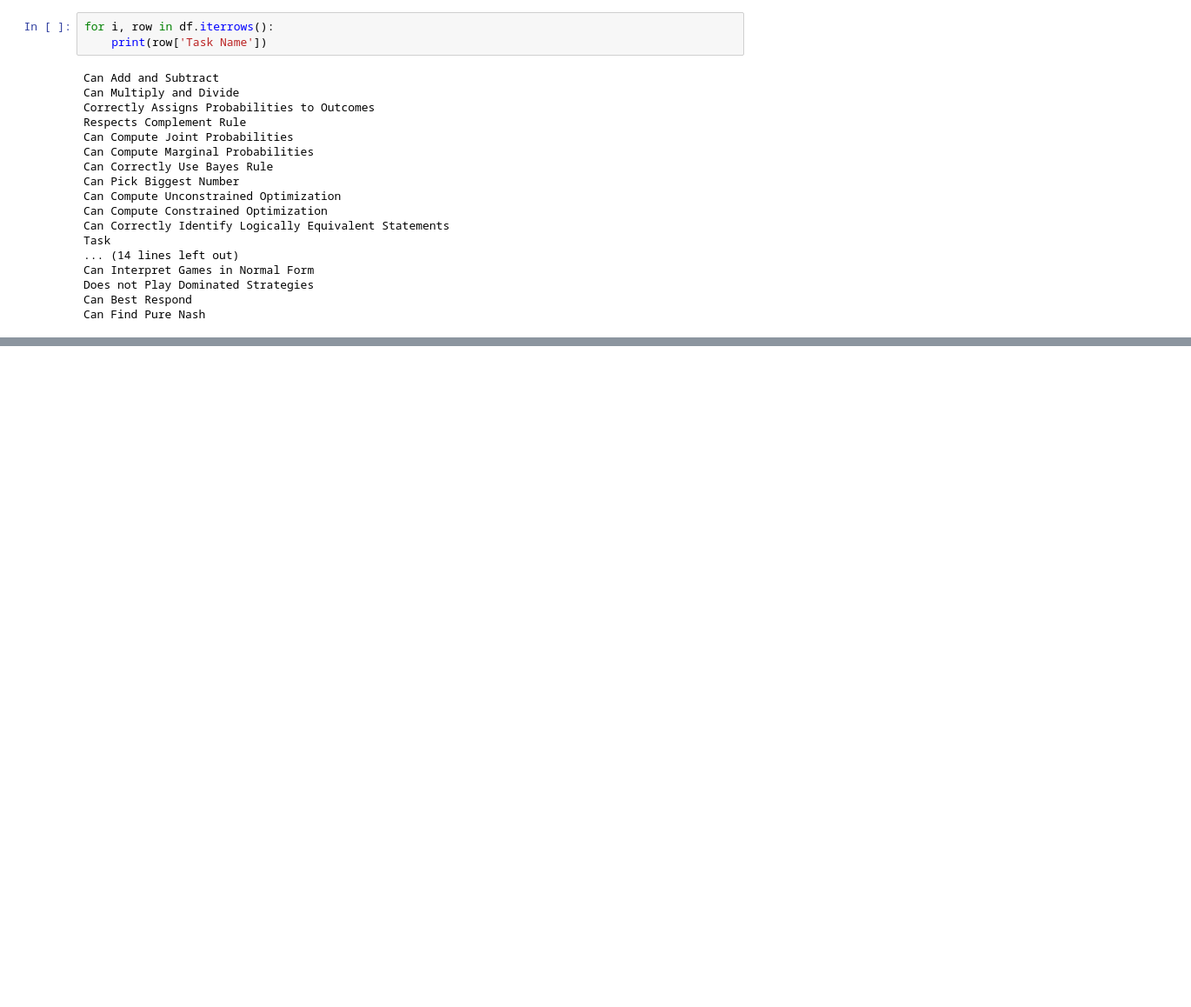
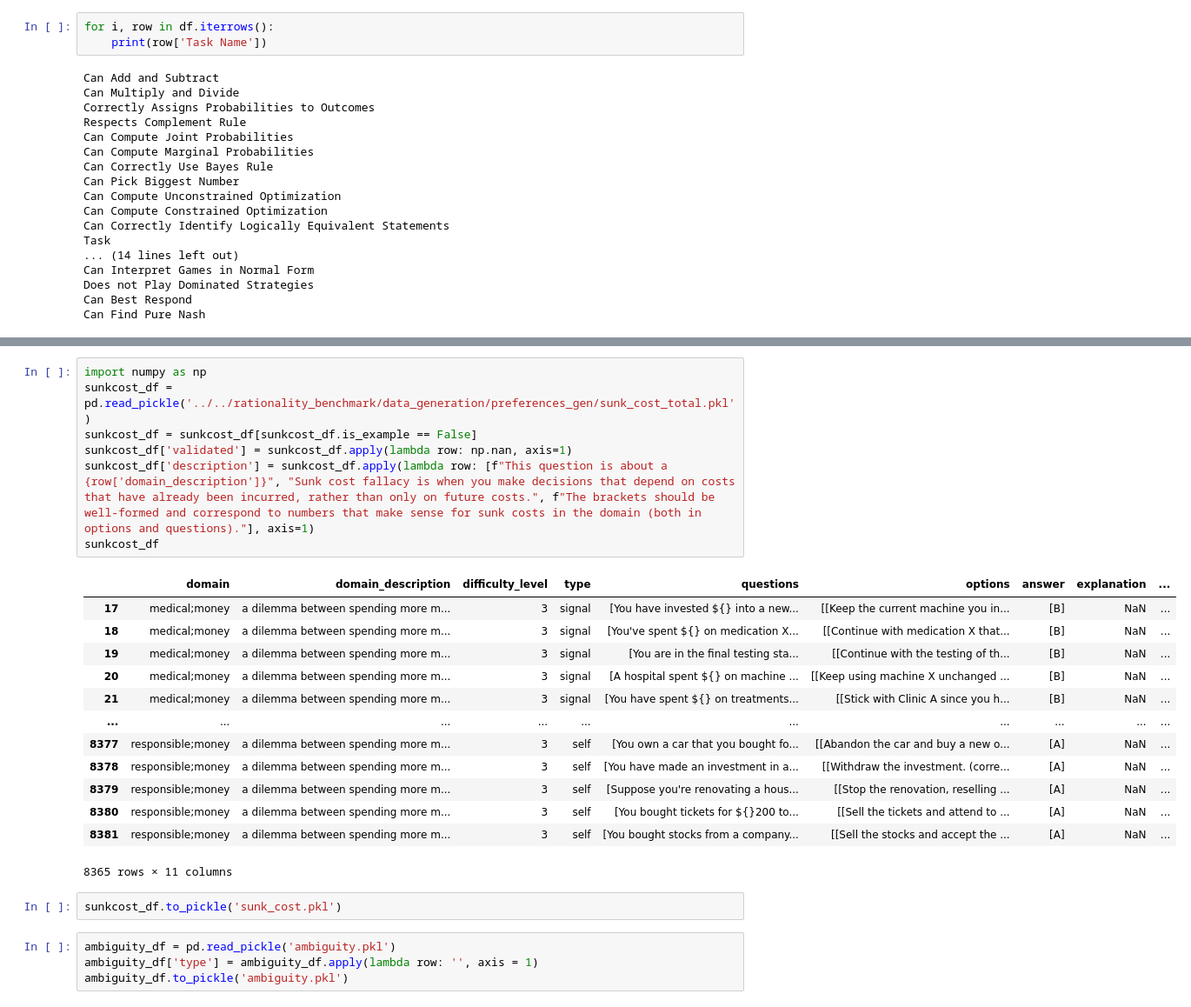
Before and after one commit to narunraman/benchmark_webapp, a Jupyter notebook: data/gen_data.ipynb, the cells around one changed output, grey strips where cells are left out. Shown at 87% size. Drawn from its saved outputs; the diff is of its cells as text; blank space fills up the shorter version.

Commit message:
added sunkcost pickle file

```diff
--- a/data/gen_data.ipynb
+++ b/data/gen_data.ipynb
@@ -126,0 +148,27 @@ Can Find Pure Nash
+# %%
+import numpy as np
+sunkcost_df = pd.read_pickle('../../rationality_benchmark/data_generation/preferences_gen/sunk_cost_total.pkl')
+sunkcost_df = sunkcost_df[sunkcost_df.is_example == False]
+sunkcost_df['validated'] = sunkcost_df.apply(lambda row: np.nan, axis=1)
+sunkcost_df['description'] = sunkcost_df.apply(lambda row: [f"This question is about a {row['domain_description']}", "Sunk cost fallacy is when you make decisions that depend on costs that have already been incurred, rather than only on future costs.", f"The brackets should be well-formed and correspond to numbers that make sense for sunk costs in the domain (both in options and questions)."], axis=1)
+sunkcost_df
+# %% [output]
+|  | domain | domain_description | difficulty_level | type | questions | options | answer | explanation | ... |
+| 17 | medical;money | a dilemma between spending more m... | 3 | signal | [You have invested ${} into a new... | [[Keep the current machine you in... | [B] | NaN | ... |
+| 18 | medical;money | a dilemma between spending more m... | 3 | signal | [You've spent ${} on medication X... | [[Continue with medication X that... | [B] | NaN | ... |
+| 19 | medical;money | a dilemma between spending more m... | 3 | signal | [You are in the final testing sta... | [[Continue with the testing of th... | [B] | NaN | ... |
+| 20 | medical;money | a dilemma between spending more m... | 3 | signal | [A hospital spent ${} on machine ... | [[Keep using machine X unchanged ... | [B] | NaN | ... |
+| 21 | medical;money | a dilemma between spending more m... | 3 | signal | [You have spent ${} on treatments... | [[Stick with Clinic A since you h... | [B] | NaN | ... |
+| ... | ... | ... | ... | ... | ... | ... | ... | ... | ... |
+| 8377 | responsible;money | a dilemma between spending more m... | 3 | self | [You own a car that you bought fo... | [[Abandon the car and buy a new o... | [A] | NaN | ... |
+| 8378 | responsible;money | a dilemma between spending more m... | 3 | self | [You have made an investment in a... | [[Withdraw the investment. (corre... | [A] | NaN | ... |
+| 8379 | responsible;money | a dilemma between spending more m... | 3 | self | [Suppose you're renovating a hous... | [[Stop the renovation, reselling ... | [A] | NaN | ... |
+| 8380 | responsible;money | a dilemma between spending more m... | 3 | self | [You bought tickets for ${}200 to... | [[Sell the tickets and attend to ... | [A] | NaN | ... |
+| 8381 | responsible;money | a dilemma between spending more m... | 3 | self | [You bought stocks from a company... | [[Sell the stocks and accept the ... | [A] | NaN | ... |
+8365 rows × 11 columns
+# %%
+sunkcost_df.to_pickle('sunk_cost.pkl')
+# %%
+ambiguity_df = pd.read_pickle('ambiguity.pkl')
+ambiguity_df['type'] = ambiguity_df.apply(lambda row: '', axis = 1)
+ambiguity_df.to_pickle('ambiguity.pkl')
```
Also changed, not shown: parts of 7 cells of this notebook, 5 other files.
